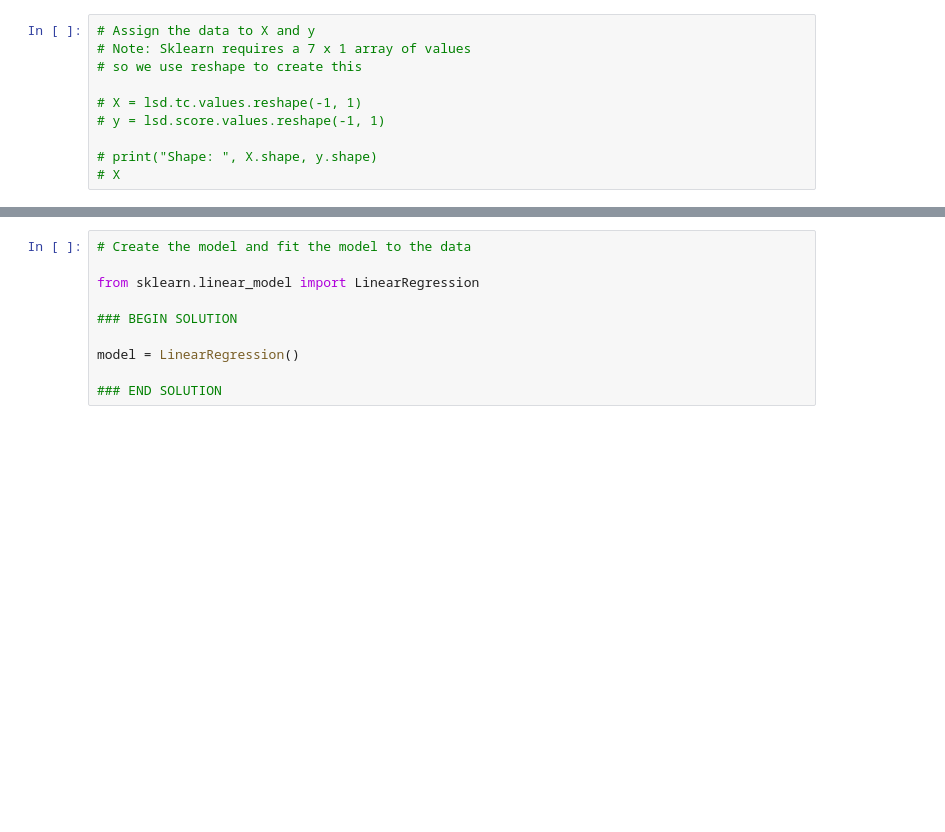
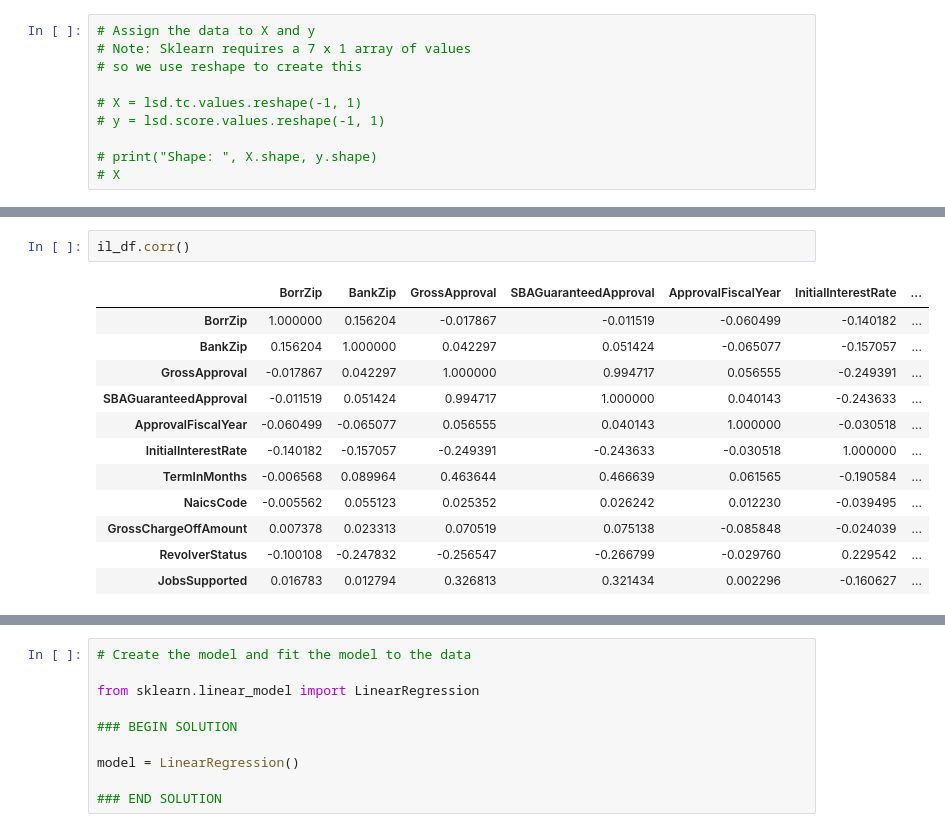
Before and after one commit to FJGalliano/MachineLearning_SBA, a Jupyter notebook: SBA_MachineLearning.ipynb, the cells around one changed output, grey strips where cells are left out. Saved outputs shown, nothing was run; the diff lists cells and outputs as text; blank space fills up the shorter version.

```diff
--- a/SBA_MachineLearning.ipynb
+++ b/SBA_MachineLearning.ipynb
@@ -44,0 +57,15 @@ il_df.head()
+# %%
+il_df.corr()
+# %% [output]
+|  | BorrZip | BankZip | GrossApproval | SBAGuaranteedApproval | ApprovalFiscalYear | InitialInterestRate | ... |
+| BorrZip | 1.000000 | 0.156204 | -0.017867 | -0.011519 | -0.060499 | -0.140182 | ... |
+| BankZip | 0.156204 | 1.000000 | 0.042297 | 0.051424 | -0.065077 | -0.157057 | ... |
+| GrossApproval | -0.017867 | 0.042297 | 1.000000 | 0.994717 | 0.056555 | -0.249391 | ... |
+| SBAGuaranteedApproval | -0.011519 | 0.051424 | 0.994717 | 1.000000 | 0.040143 | -0.243633 | ... |
+| ApprovalFiscalYear | -0.060499 | -0.065077 | 0.056555 | 0.040143 | 1.000000 | -0.030518 | ... |
+| InitialInterestRate | -0.140182 | -0.157057 | -0.249391 | -0.243633 | -0.030518 | 1.000000 | ... |
+| TermInMonths | -0.006568 | 0.089964 | 0.463644 | 0.466639 | 0.061565 | -0.190584 | ... |
+| NaicsCode | -0.005562 | 0.055123 | 0.025352 | 0.026242 | 0.012230 | -0.039495 | ... |
+| GrossChargeOffAmount | 0.007378 | 0.023313 | 0.070519 | 0.075138 | -0.085848 | -0.024039 | ... |
+| RevolverStatus | -0.100108 | -0.247832 | -0.256547 | -0.266799 | -0.029760 | 0.229542 | ... |
+| JobsSupported | 0.016783 | 0.012794 | 0.326813 | 0.321434 | 0.002296 | -0.160627 | ... |
```
Also changed, not shown: parts of 4 cells of this notebook.
